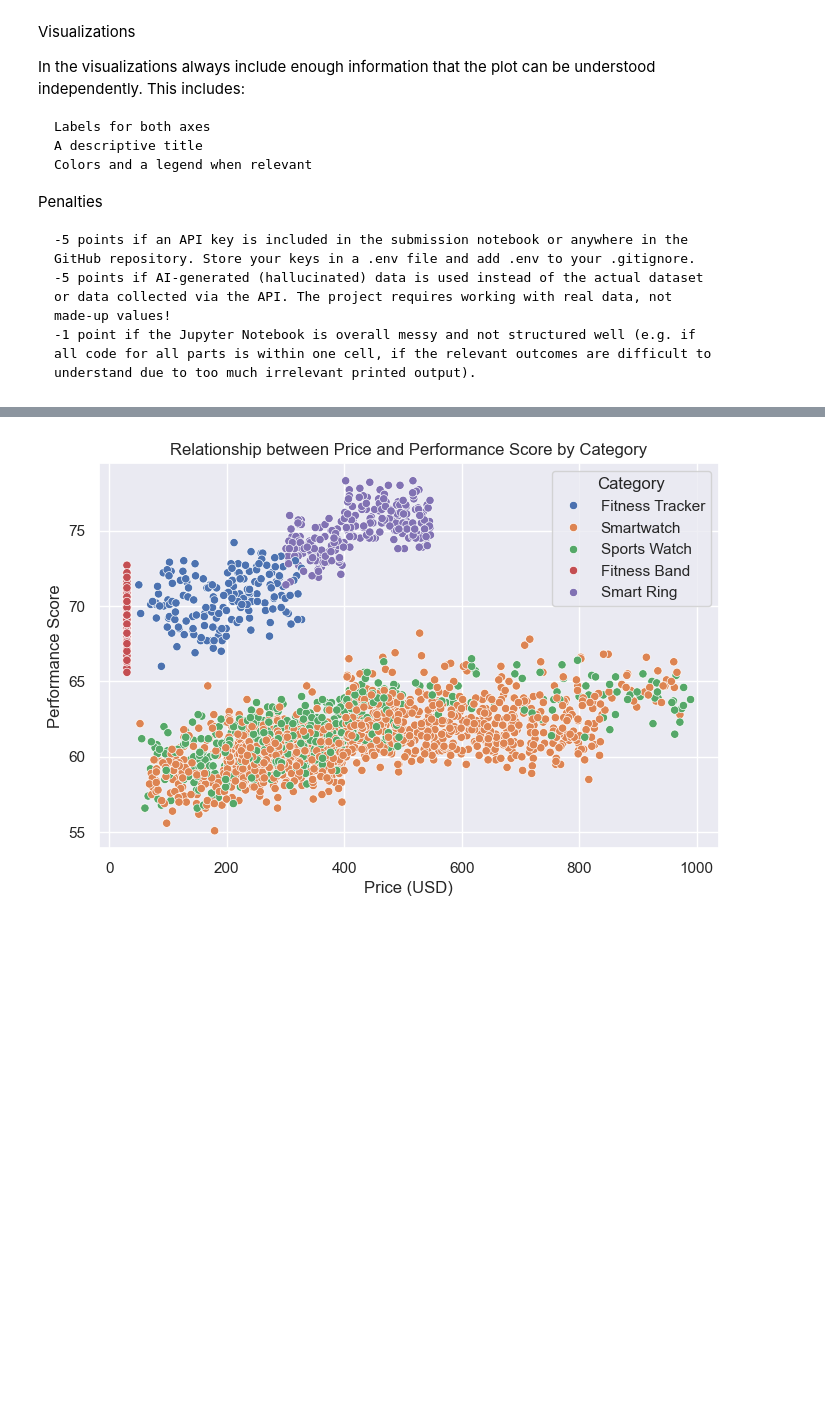
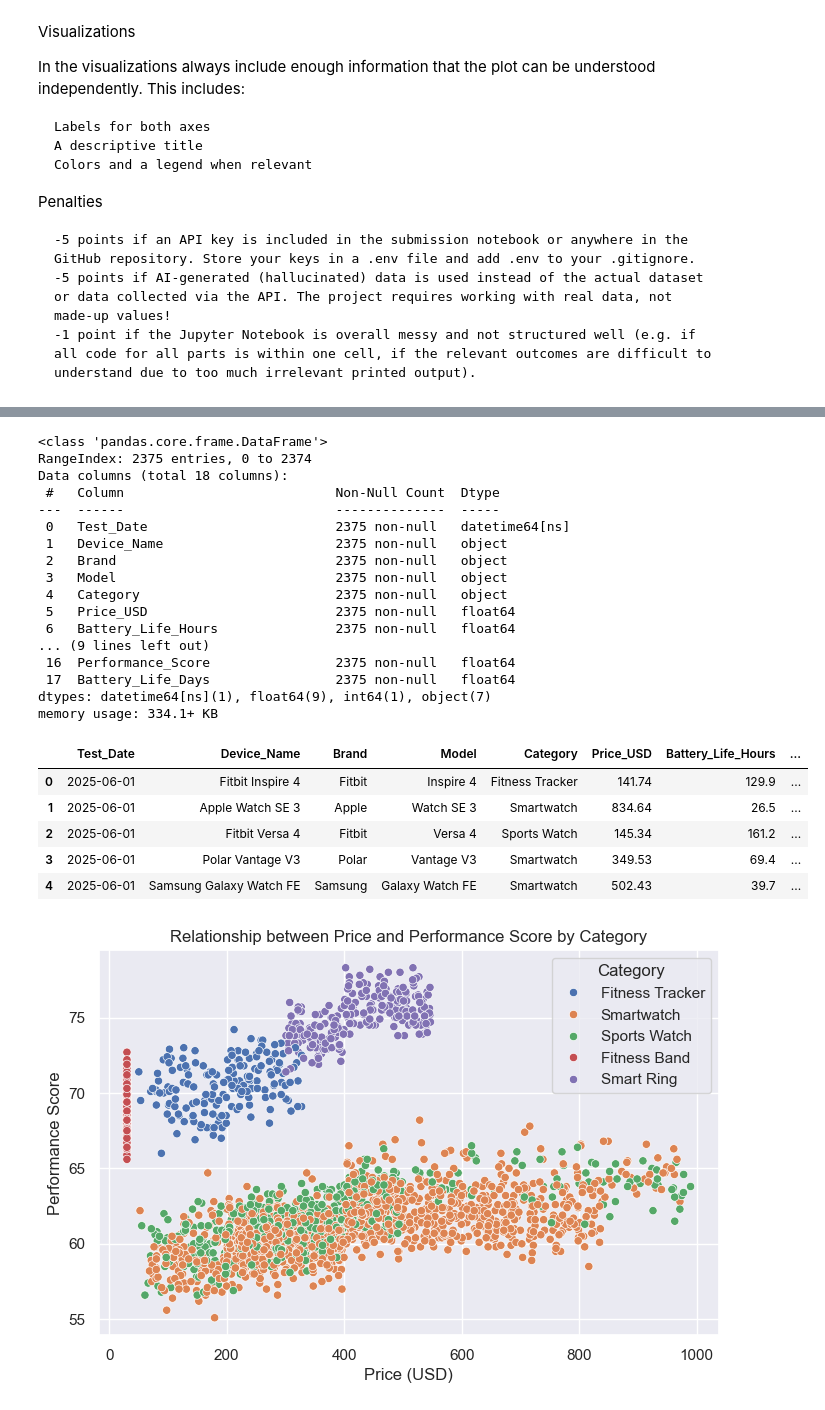
Before and after one commit to evahawillow/python-for-bi, a Jupyter notebook: assignments/Project/project.ipynb, the cells around one changed output, grey strips where cells are left out. Drawn from its saved outputs; the diff is of its cells as text; code cells hidden in the pictures; blank space fills up the shorter version.

```diff
--- a/assignments/Project/project.ipynb
+++ b/assignments/Project/project.ipynb
@@ -102,3 +131,61 @@ df_wearables.head(10)
+# %%
+# Data Cleaning and Transformation
+import numpy as np
+
+# Check dataset structure - column names
+df_wearables.info()
+
+#Check summary statistics for numeric columns
+df_wearables.describe()
+
+# Remove duplicate rows
+df_wearables = df_wearables.drop_duplicates()
+
+# Remove extra spaces from column names
+df_wearables.columns = df_wearables.columns.str.strip()
+
+# Check missing values per column
+df_wearables.isnull().sum()
+
+# Convert test date column to datetime format
+df_wearables["Test_Date"] = pd.to_datetime(
+    df_wearables["Test_Date"]
+)
+
+# Create a new variable:
+# convert battery life from hours to days
+
+df_wearables["Battery_Life_Days"] = (
+    df_wearables["Battery_Life_Hours"] / 24
+)
+
+
+# Check cleaned dataset
+df_wearables.head()
+# %% [output]
+<class 'pandas.core.frame.DataFrame'>
+RangeIndex: 2375 entries, 0 to 2374
+Data columns (total 18 columns):
+ #   Column                           Non-Null Count  Dtype
+---  ------                           --------------  -----
+ 0   Test_Date                        2375 non-null   datetime64[ns]
+ 1   Device_Name                      2375 non-null   object
+ 2   Brand                            2375 non-null   object
+ 3   Model                            2375 non-null   object
+ 4   Category                         2375 non-null   object
+ 5   Price_USD                        2375 non-null   float64
+ 6   Battery_Life_Hours               2375 non-null   float64
+... (9 lines left out)
+ 16  Performance_Score                2375 non-null   float64
+ 17  Battery_Life_Days                2375 non-null   float64
+dtypes: datetime64[ns](1), float64(9), int64(1), object(7)
+memory usage: 334.1+ KB
+|  | Test_Date | Device_Name | Brand | Model | Category | Price_USD | Battery_Life_Hours | ... |
+| 0 | 2025-06-01 | Fitbit Inspire 4 | Fitbit | Inspire 4 | Fitness Tracker | 141.74 | 129.9 | ... |
+| 1 | 2025-06-01 | Apple Watch SE 3 | Apple | Watch SE 3 | Smartwatch | 834.64 | 26.5 | ... |
+| 2 | 2025-06-01 | Fitbit Versa 4 | Fitbit | Versa 4 | Sports Watch | 145.34 | 161.2 | ... |
+| 3 | 2025-06-01 | Polar Vantage V3 | Polar | Vantage V3 | Smartwatch | 349.53 | 69.4 | ... |
+| 4 | 2025-06-01 | Samsung Galaxy Watch FE | Samsung | Galaxy Watch FE | Smartwatch | 502.43 | 39.7 | ... |
 # %%
 # scatterplot visualisation
 
```
Also changed, not shown: parts of 11 cells of this notebook, 5 other files.
